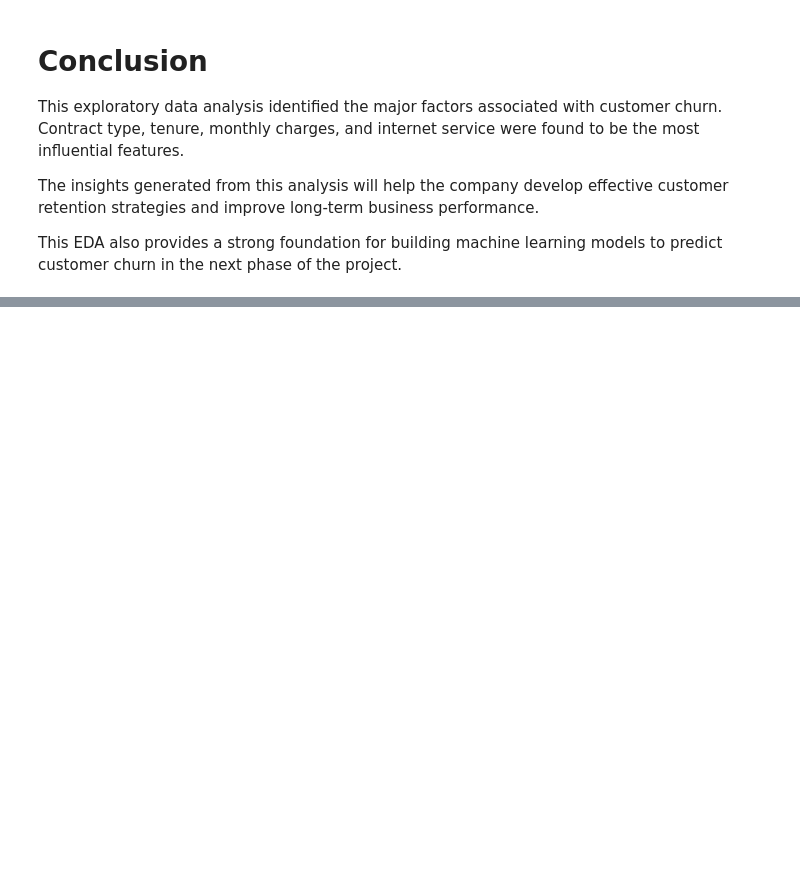
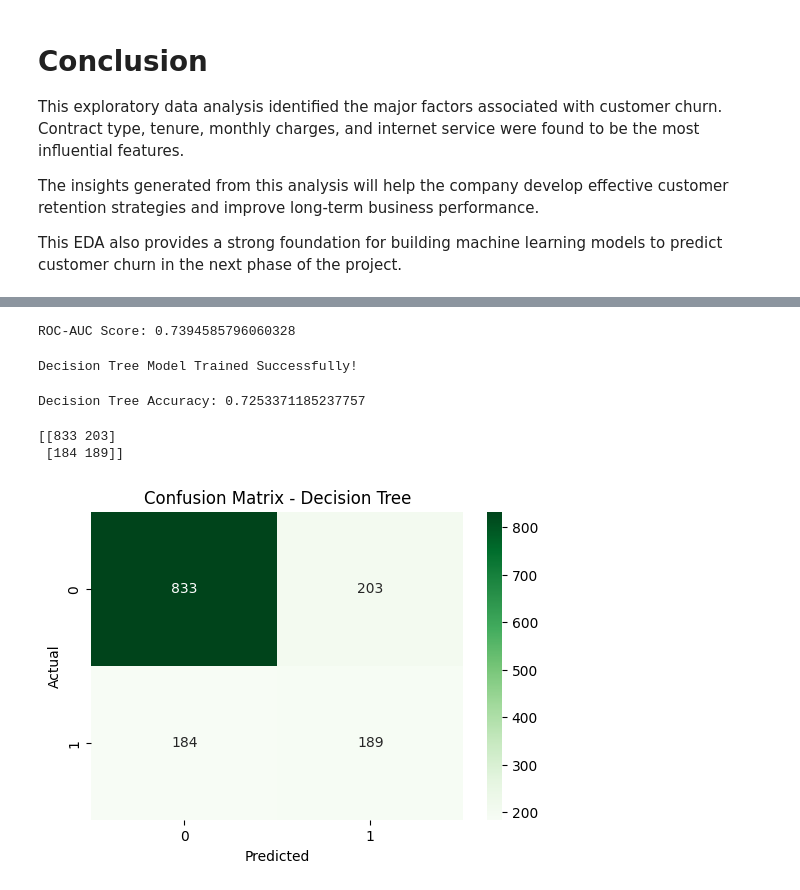
Before and after one commit to Snehakharade-122005/Customer-Churn-Prediction, a Jupyter notebook: Customer_Churn_Prediction_EDA.ipynb, the cells around one changed output, grey strips where cells are left out. Saved outputs shown, nothing was run; the diff lists cells and outputs as text; code cells hidden in the pictures; blank space fills up the shorter version.

```diff
--- a/Customer_Churn_Prediction_EDA.ipynb
+++ b/Customer_Churn_Prediction_EDA.ipynb
@@ -415,0 +849,57 @@ This EDA also provides a strong foundation for building machine learning models
+# %%
+from sklearn.metrics import roc_auc_score
+
+roc_auc = roc_auc_score(y_test, y_pred_lr)
+
+print("ROC-AUC Score:", roc_auc)
+# %% [output]
+ROC-AUC Score: 0.7394585796060328
+# %%
+from sklearn.tree import DecisionTreeClassifier
+
+# Create the model
+dt_model = DecisionTreeClassifier(random_state=42)
+
+# Train the model
+dt_model.fit(X_train, y_train)
+
+print("Decision Tree Model Trained Successfully!")
+# %% [output]
+Decision Tree Model Trained Successfully!
+# %%
+# Predict on test data
+
+y_pred_dt = dt_model.predict(X_test)
+# %%
+from sklearn.metrics import accuracy_score
+
+dt_accuracy = accuracy_score(y_test, y_pred_dt)
+
+print("Decision Tree Accuracy:", dt_accuracy)
+# %% [output]
+Decision Tree Accuracy: 0.7253371185237757
+# %%
+
+from sklearn.metrics import confusion_matrix
+
+cm_dt = confusion_matrix(y_test, y_pred_dt)
+
+print(cm_dt)
+# %% [output]
+[[833 203]
+ [184 189]]
+# %%
+plt.figure(figsize=(6,4))
+
+sns.heatmap(cm_dt,
+            annot=True,
+            fmt='d',
+            cmap='Greens')
+
+plt.title("Confusion Matrix - Decision Tree")
+plt.xlabel("Predicted")
+plt.ylabel("Actual")
+
+plt.show()
+# %% [output]
+[figure, added]
```
Also changed, not shown: parts of 86 cells of this notebook.
